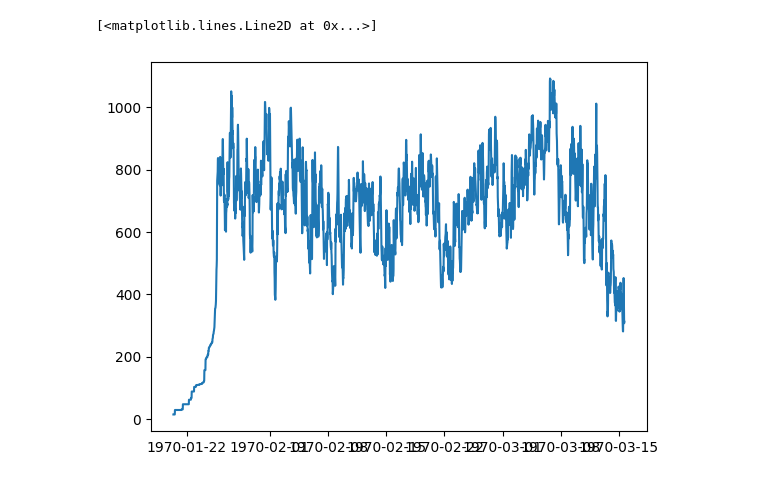
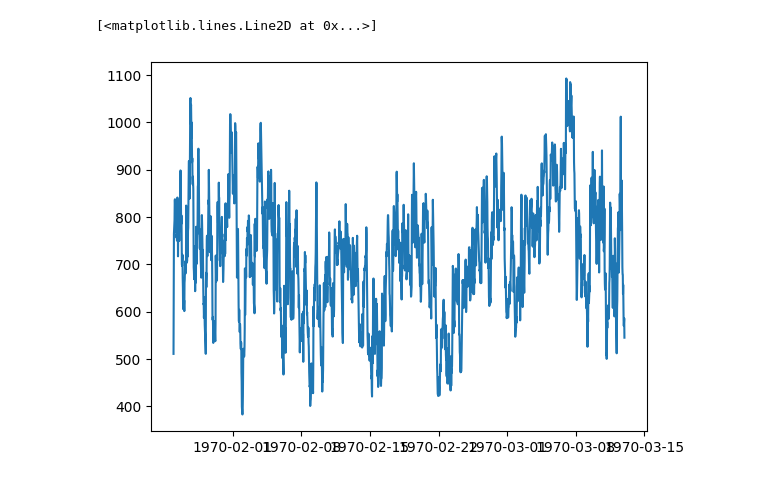
Before and after one commit to pabecq/alibaba-gpu-workload-prediction, a Jupyter notebook: workbooks/00_EDA.ipynb, the cells around one changed output. Saved outputs shown, nothing was run; the diff lists cells and outputs as text; code cells hidden in the pictures.

```diff
--- a/workbooks/00_EDA.ipynb
+++ b/workbooks/00_EDA.ipynb
@@ -11,7 +11,7 @@ df = pd.read_csv(PATH_DATA, parse_dates=['datetime'], index_col='datetime')
 # %%
 import matplotlib.pyplot as plt
 
-plt.plot(df['total_gpu_util'])
+plt.plot(df['util_mean'])
 # %% [output]
 [<matplotlib.lines.Line2D at 0x...>]
-[figure, old version]
+[figure, new version]
```
Also changed, not shown: parts of 3 cells of this notebook, 3 other files.
